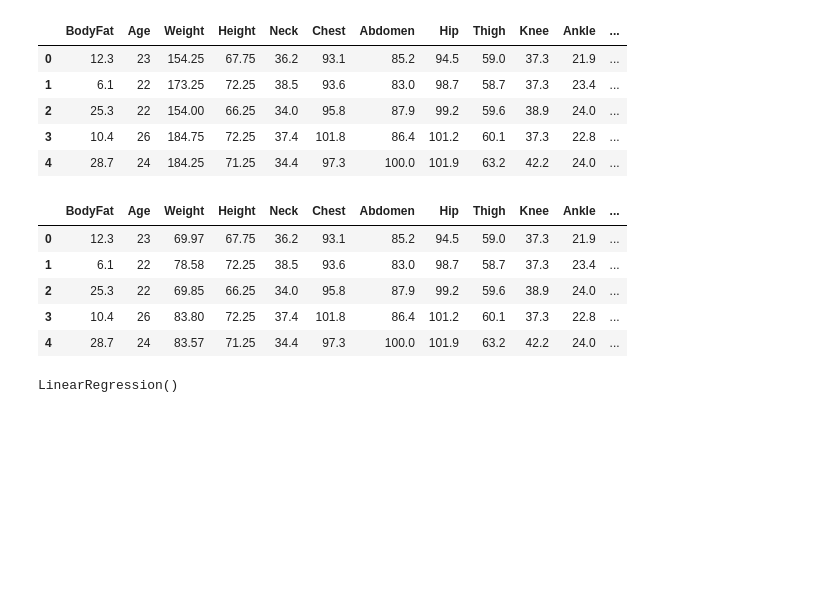
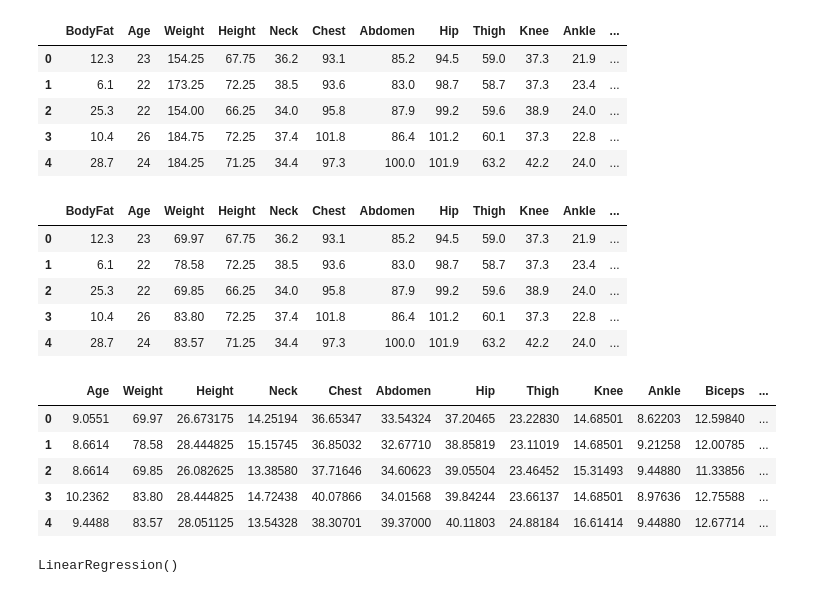
Before and after one commit to HabibUrRehman-mk/Data_Science_Learning, a Jupyter notebook: Week_6/Body_Fat_prediction/Body_Fat_prediction.ipynb, the cells around one changed output. Cells and saved outputs as stored; diff of their text form; code cells hidden in the pictures; blank space fills up the shorter version.

```diff
--- a/Week_6/Body_Fat_prediction/Body_Fat_prediction.ipynb
+++ b/Week_6/Body_Fat_prediction/Body_Fat_prediction.ipynb
@@ -38,9 +38,21 @@ df.head()
 | 4 | 28.7 | 24 | 83.57 | 71.25 | 34.4 | 97.3 | 100.0 | 101.9 | 63.2 | 42.2 | 24.0 | ... |
 # %%
 x=df.drop(['BodyFat'],axis=1)
+cols=['Age','Height','Neck','Chest','Abdomen','Hip','Thigh','Knee','Ankle','Biceps','Forearm','Wrist']
+x[cols]=x[cols]* 0.3937
 y=df['BodyFat']
 
+
 model=LinearRegression()
+# %%
+x.head()
+# %% [output]
+|  | Age | Weight | Height | Neck | Chest | Abdomen | Hip | Thigh | Knee | Ankle | Biceps | ... |
+| 0 | 9.0551 | 69.97 | 26.673175 | 14.25194 | 36.65347 | 33.54324 | 37.20465 | 23.22830 | 14.68501 | 8.62203 | 12.59840 | ... |
+| 1 | 8.6614 | 78.58 | 28.444825 | 15.15745 | 36.85032 | 32.67710 | 38.85819 | 23.11019 | 14.68501 | 9.21258 | 12.00785 | ... |
+| 2 | 8.6614 | 69.85 | 26.082625 | 13.38580 | 37.71646 | 34.60623 | 39.05504 | 23.46452 | 15.31493 | 9.44880 | 11.33856 | ... |
+| 3 | 10.2362 | 83.80 | 28.444825 | 14.72438 | 40.07866 | 34.01568 | 39.84244 | 23.66137 | 14.68501 | 8.97636 | 12.75588 | ... |
+| 4 | 9.4488 | 83.57 | 28.051125 | 13.54328 | 38.30701 | 39.37000 | 40.11803 | 24.88184 | 16.61414 | 9.44880 | 12.67714 | ... |
 # %%
 x_train,x_test,y_train,y_test=train_test_split(x,y,test_size=0.2,random_state=42)
 
```
Also changed, not shown: 3 other files.
